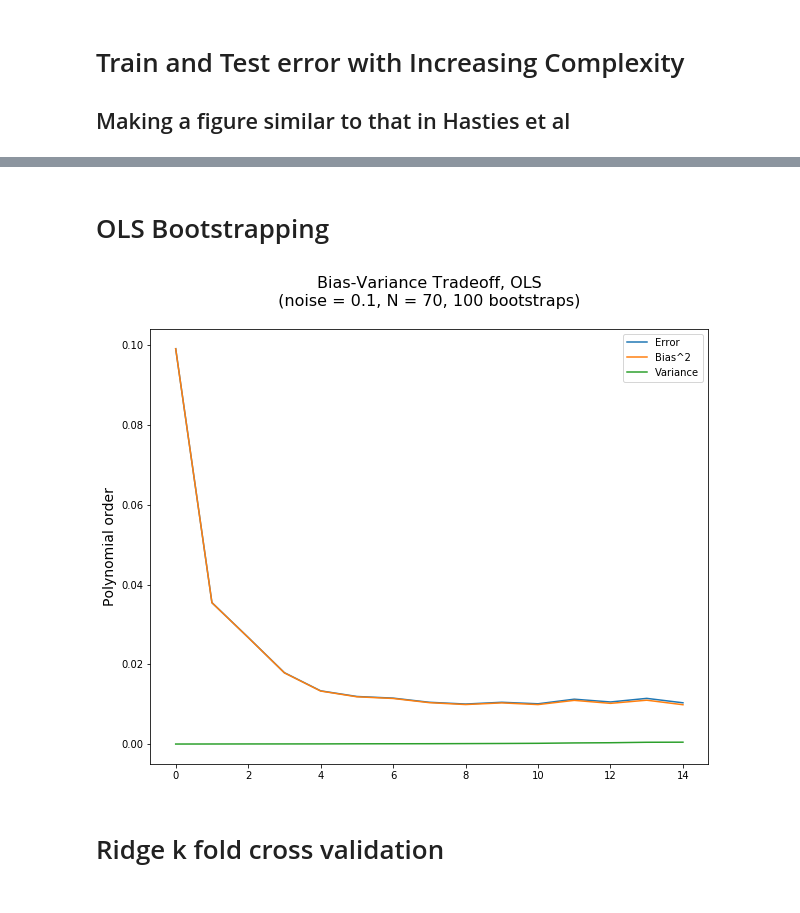
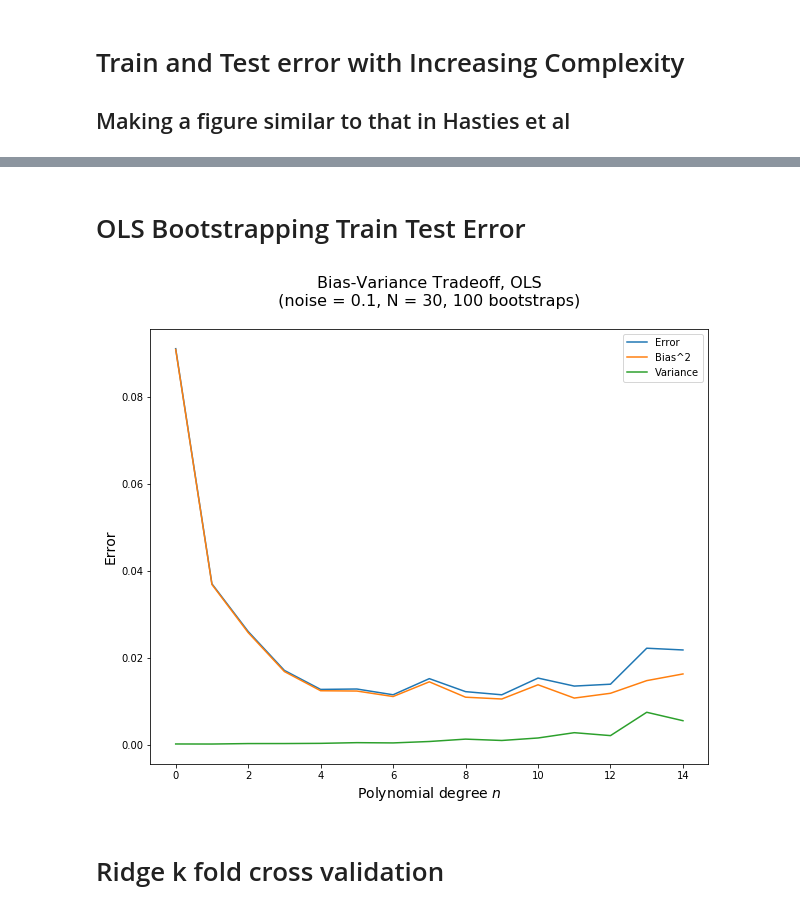
Before and after one commit to hakonbol/FYS-STK4155_AUT2020, a Jupyter notebook: Project 1/Project 1 main.ipynb, the cells around one changed output, grey strips where cells are left out. Drawn from its saved outputs; the diff is of its cells as text; code cells hidden in the pictures.

Commit message:
update plots

```diff
--- a/Project 1/Project 1 main.ipynb
+++ b/Project 1/Project 1 main.ipynb
@@ -278,8 +278,8 @@ fig.show()
 # %% [markdown]
-# OLS Bootstrapping
+# OLS Bootstrapping Train Test Error
 # %%
 # Data Parameters
-N = 70
+N = 30
 noisefactor = 0.1
 test_size = 0.2
 n = 15
@@ -316,26 +316,26 @@ for i in range(n):
 # %%
 startpoint = 0
 endpoint = 15
 
 fig, ax = plt.subplots(figsize=(10,8))
 
 ax.plot(np.arange(n)[startpoint:endpoint], error[startpoint:endpoint], label='Error')
 ax.plot(np.arange(n)[startpoint:endpoint], bias[startpoint:endpoint], label='Bias^2')
 ax.plot(np.arange(n)[startpoint:endpoint], variance[startpoint:endpoint], label='Variance')
 
 
 
 ax.set_ylabel("Error", fontsize=14)
-ax.set_ylabel("Polynomial order",  fontsize=14)
+ax.set_xlabel("Polynomial degree $n$",  fontsize=14)
 ax.set_title("Bias-Variance Tradeoff, OLS\n (noise = {0}, N = {1}, {2} bootstraps) \n".format(noisefactor, N, n_bootstraps), fontsize =16)
 
 
 #ax.set_yscale("log")
 ax.legend()
 plt.savefig("Results/BootstrapOLSBiasVariance.png", dpi=100)
 fig.show()
 # %% [output]
-[figure, old version]
+[figure, new version]
 # %% [markdown]
 # Ridge k fold cross validation
 # %% [markdown]
```
Also changed, not shown: parts of 29 cells of this notebook.
